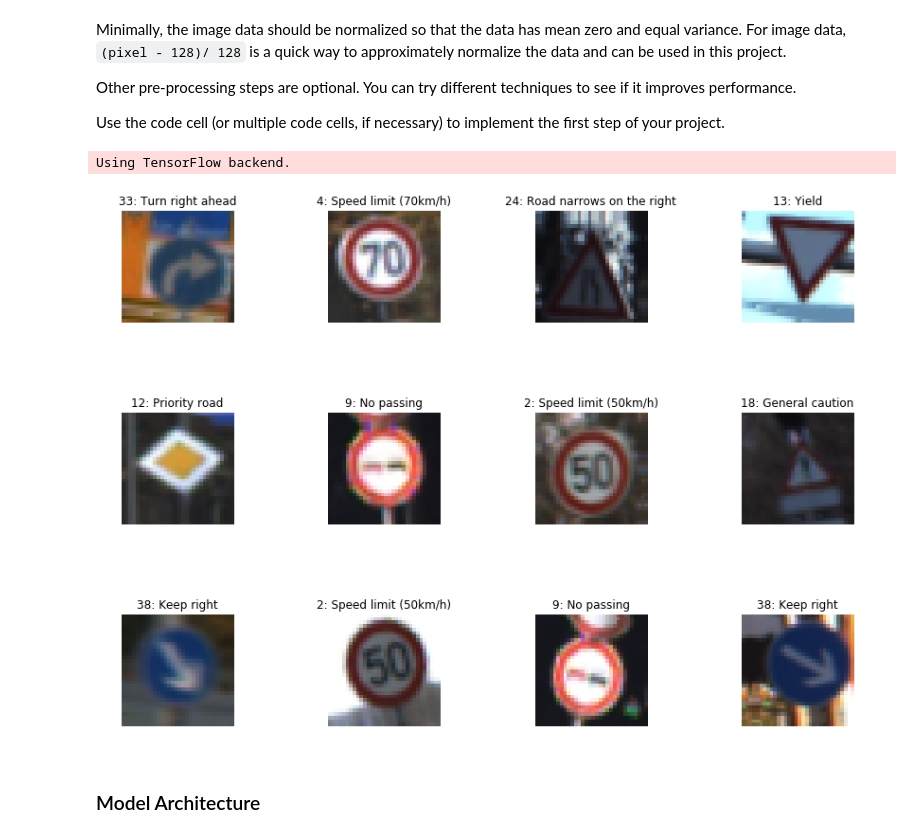
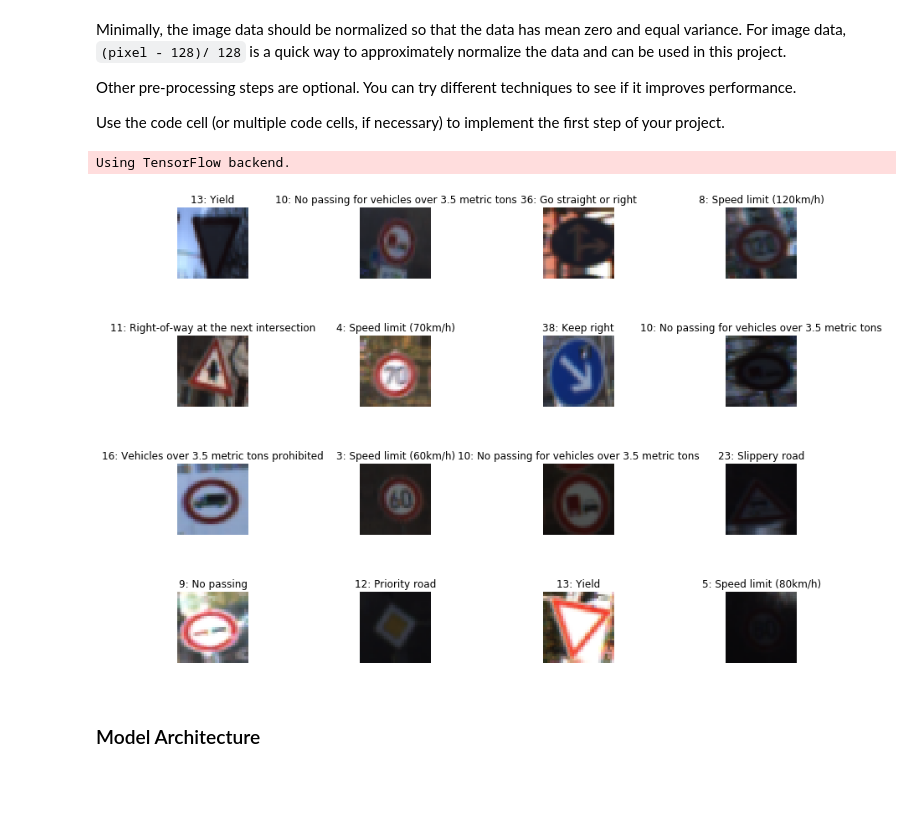
Before and after one commit to nonducor/T1P03_Traffic_Sign_Classification, a Jupyter notebook: Traffic_Sign_Classifier.ipynb, the cells around one changed output. Saved outputs shown, nothing was run; the diff lists cells and outputs as text; code cells hidden in the pictures; blank space fills up the shorter version.

```diff
--- a/Traffic_Sign_Classifier.ipynb
+++ b/Traffic_Sign_Classifier.ipynb
@@ -198,25 +186,25 @@ Use the code cell (or multiple code cells, if necessary) to implement the first
 # %%
 from sklearn.utils import shuffle
 from keras.preprocessing.image import ImageDataGenerator
 
-datagen = ImageDataGenerator(rotation_range=20,
-                               width_shift_range=0.1,
-                               height_shift_range=0.1,
-                               shear_range=0.01,
-                               zoom_range=[0.9, 1.1],
+datagen = ImageDataGenerator(rotation_range=15,
+                               width_shift_range=2.0,
+                               height_shift_range=2.0,
+                               shear_range=5.0,
+                               zoom_range=[0.8, 1.2],
                                fill_mode='reflect',
                                data_format='channels_last')
 
 # Show a few examples of generated images
-bsize = 12
+bsize = 16
 images, classes = next(datagen.flow(X_train, y_train, batch_size=bsize))
 
 for img, instance, ax in zip(images, classes, gen_img_table(bsize, NUM_COLS, figsize=(15, 10))):
     ax.imshow(np.uint8(img))
     ax.title.set_text(f'{instance}: {sign_names[instance]}')
 # %% [output]
 Using TensorFlow backend.
-[figure, old version]
+[figure, new version]
 # %% [markdown]
 ### Model Architecture
 # %%
```
Also changed, not shown: parts of 18 cells of this notebook, 19 other files.
